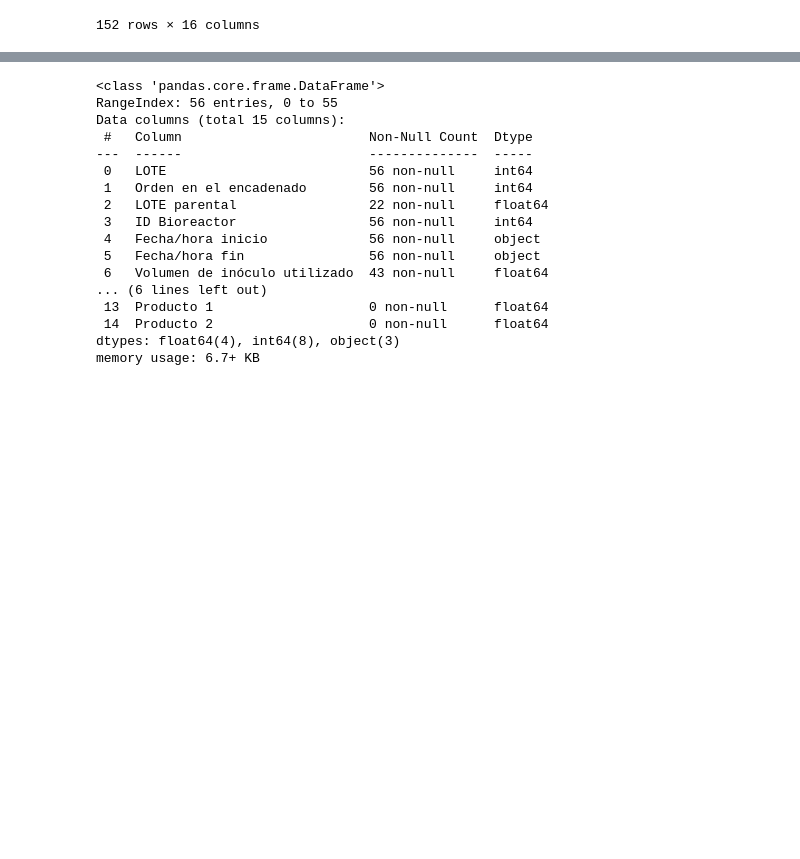
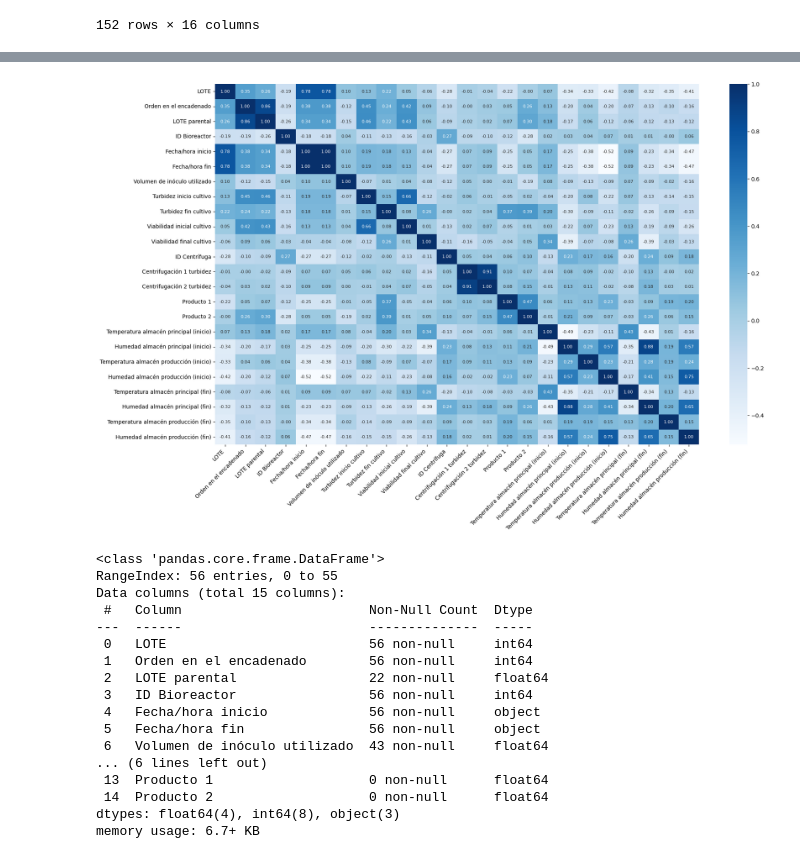
Before and after one commit to vjnoguera/Datathon-24, a Jupyter notebook: Afinado valores.ipynb, the cells around one changed output, grey strips where cells are left out. Drawn from its saved outputs; the diff is of its cells as text; code cells hidden in the pictures; blank space fills up the shorter version.

Commit message:
Datos finales con temperaturas

```diff
--- a/Afinado valores.ipynb
+++ b/Afinado valores.ipynb
@@ -421,3 +428,8 @@ df
 | 150 | 24052 | 2 | 24050 | 14614 | 2024-03-25 13:28:00 | 2024-03-27 08:51:00 | ... |
 | 151 | 24053 | 2 | 24051 | 13169 | 2024-03-25 12:27:00 | 2024-03-27 08:27:00 | ... |
 152 rows × 16 columns
+# %%
+df_temp = pd.read_csv("resultado_inicios_y_finales_con_info temperaturas.csv")
+df_temp = df_temp.drop(["Fecha/hora inicio","Fecha/hora fin"],axis="columns")
+df_temp["LOTE"] = df["LOTE"]
+df_temp.head()
@@ -423,0 +443,3 @@ df
+# %%
+df = pd.merge(df,df_temp, left_on="LOTE", right_on="LOTE",how="left")
+df.info()
@@ -424 +464,18 @@ df
+# %%
+df["Fecha/hora inicio"] = pd.to_datetime(df["Fecha/hora inicio"])
+df["Fecha/hora fin"] = pd.to_datetime(df["Fecha/hora fin"])
+# %%
+# Ajustar el tamaño de la figura
+plt.figure(figsize=(20, 12))
+
+# Generar el heatmap
+sns.heatmap(df.corr(), annot=True, annot_kws={"size": 8}, fmt=".2f", cmap="Blues")
+
+# Rotar las etiquetas del eje X para que no se sobrepongan
+plt.xticks(rotation=45, ha="right")
+
+# Mostrar el gráfico
+plt.show()
+# %% [output]
+[figure, added]
 # %%
```
Also changed, not shown: parts of 5 cells of this notebook, 4 other files.
